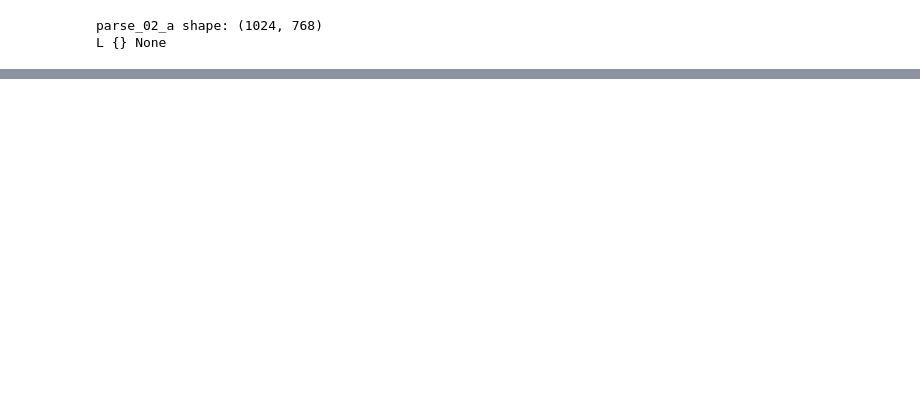
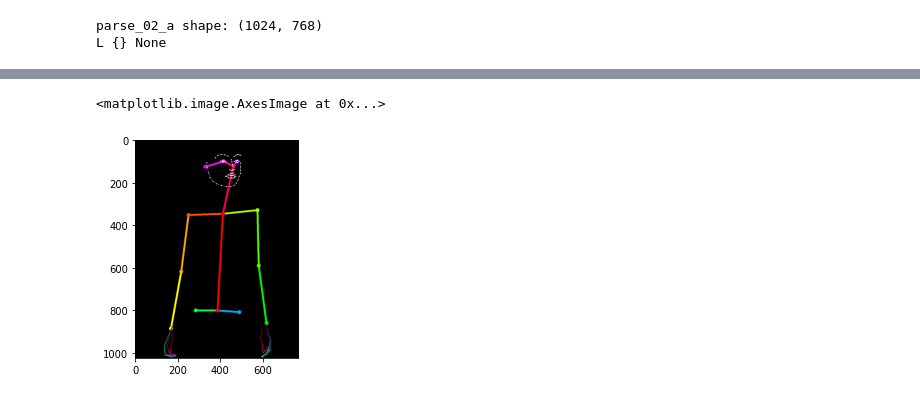
Before and after one commit to jiaqianjing/VITON-HD, a Jupyter notebook: analysis.ipynb, the cells around one changed output, grey strips where cells are left out. Saved outputs shown, nothing was run; the diff lists cells and outputs as text; code cells hidden in the pictures; blank space fills up the shorter version.

```diff
--- a/analysis.ipynb
+++ b/analysis.ipynb
@@ -247,0 +322,5 @@ plt.imshow(parse_02)
+# %%
+plt.imshow(pose_img)
+# %% [output]
+<matplotlib.image.AxesImage at 0x...>
+[figure, added]
```
Also changed, not shown: parts of 15 cells of this notebook, 3 other files.
